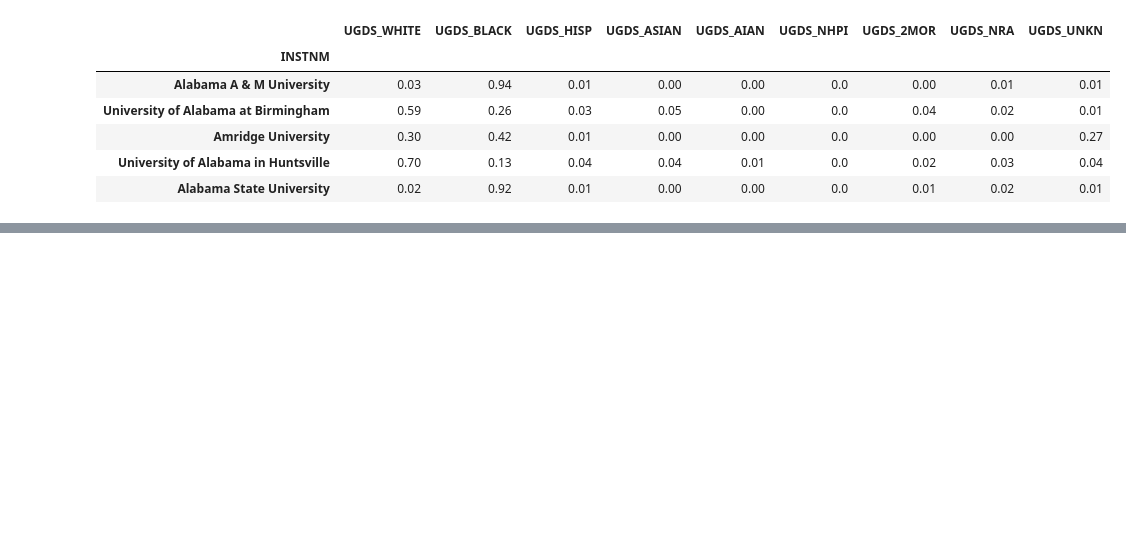
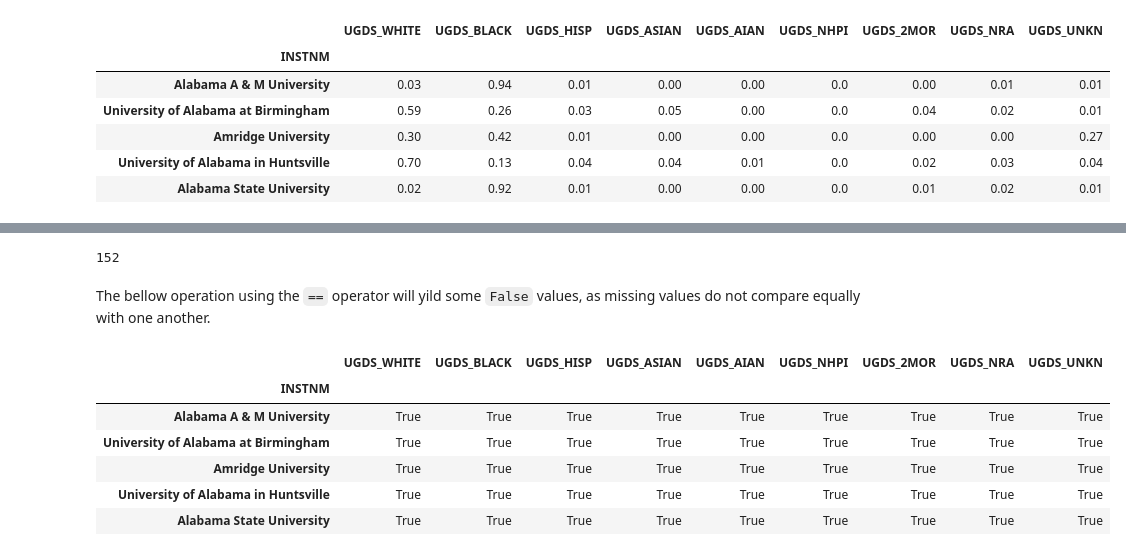
Before and after one commit to victorvianaom/Pandas-1.x-Cookbook, a Jupyter notebook: Essential DataFrame Operations 📚02.ipynb, the cells around one changed output, grey strips where cells are left out. Drawn from its saved outputs; the diff is of its cells as text; code cells hidden in the pictures; blank space fills up the shorter version.

Commit message:
comparing missing values

```diff
--- a/Essential DataFrame Operations 📚02.ipynb
+++ b/Essential DataFrame Operations 📚02.ipynb
@@ -586,0 +625,17 @@ college2.equals(college_ugds_op_round)
+# %%
+(college_ugds == 0.0019).sum().sum()
+# %% [output]
+152
+# %% [markdown]
+The bellow operation using the `==` operator will yild some `False` values, as missing values do not compare equally with one another.
+# %%
+college_self_compare = college_ugds == college_ugds
+college_self_compare.head()
+# %% [output]
+|  | UGDS_WHITE | UGDS_BLACK | UGDS_HISP | UGDS_ASIAN | UGDS_AIAN | UGDS_NHPI | UGDS_2MOR | UGDS_NRA | UGDS_UNKN |
+| INSTNM |  |  |  |  |  |  |  |  |  |
+| Alabama A & M University | True | True | True | True | True | True | True | True | True |
+| University of Alabama at Birmingham | True | True | True | True | True | True | True | True | True |
+| Amridge University | True | True | True | True | True | True | True | True | True |
+| University of Alabama in Huntsville | True | True | True | True | True | True | True | True | True |
+| Alabama State University | True | True | True | True | True | True | True | True | True |
```
Also changed, not shown: parts of 23 cells of this notebook.
